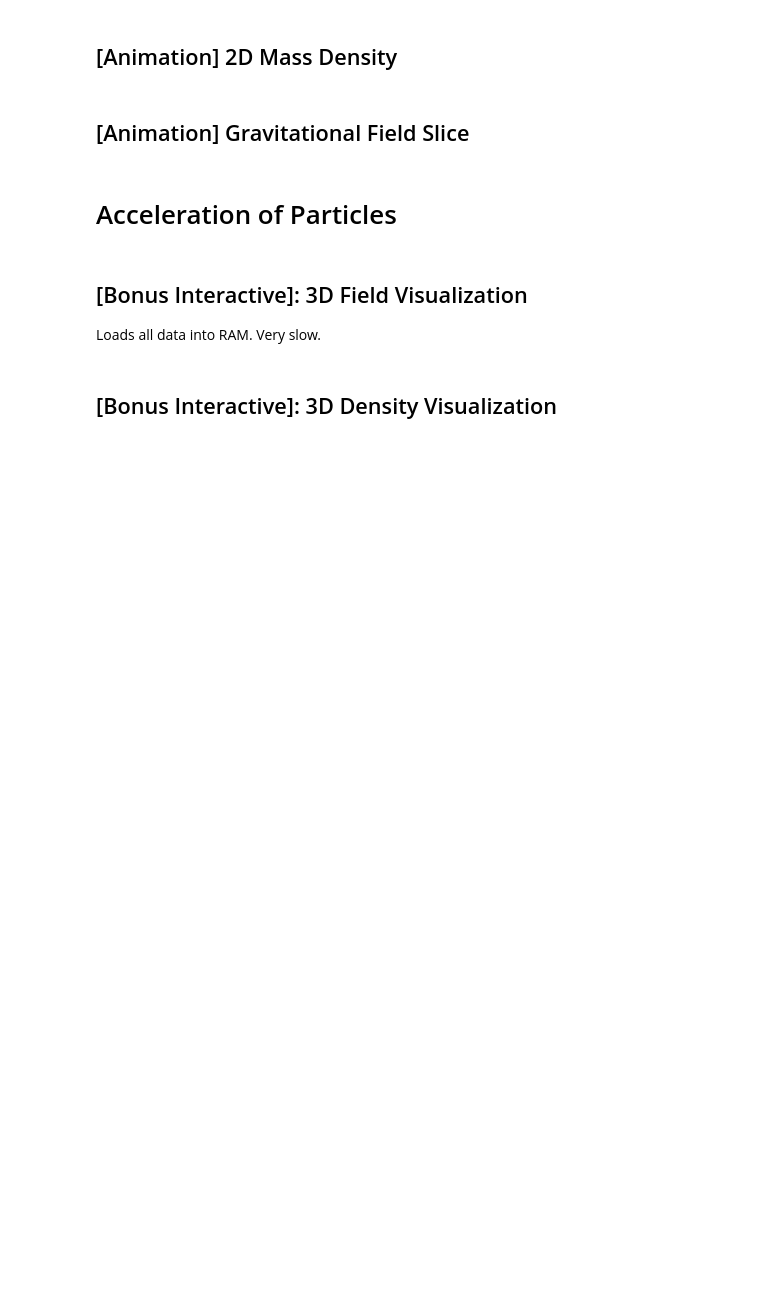
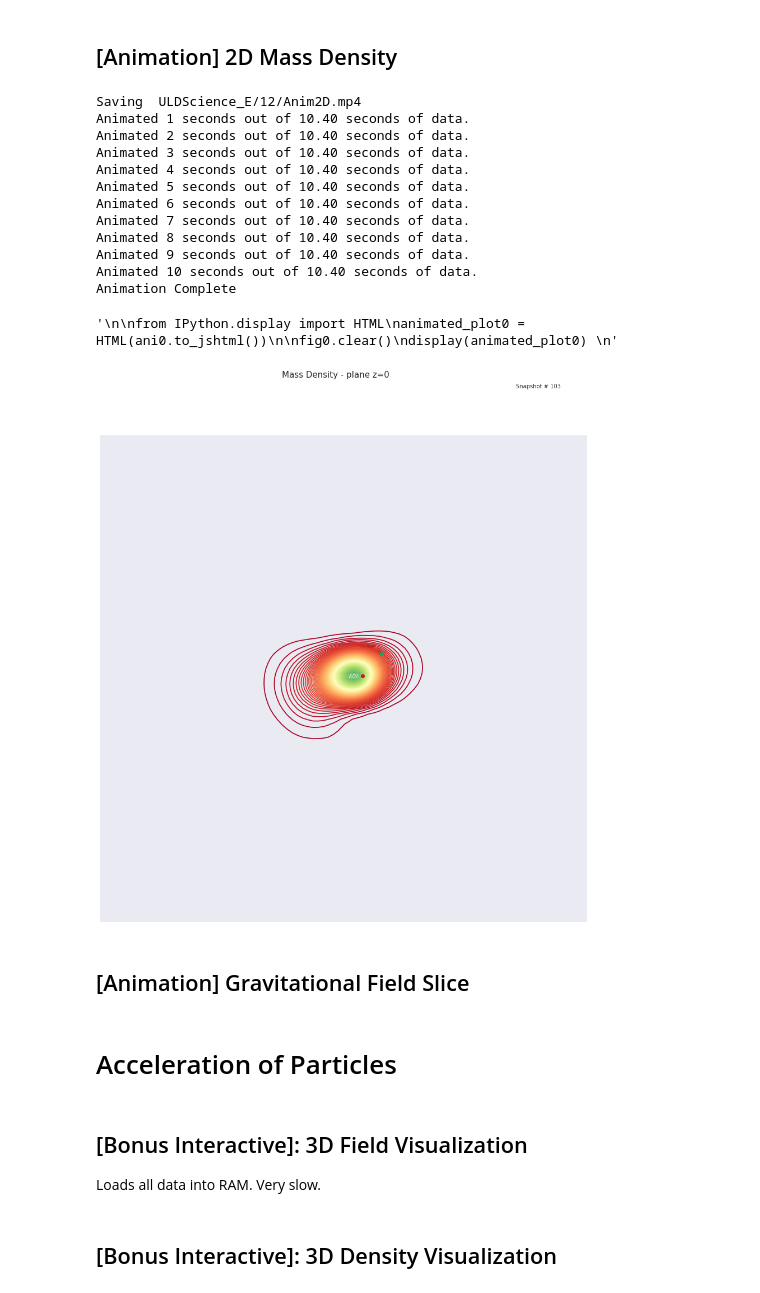
Before and after one commit to Sifyrena/PyUL_NBody, a Jupyter notebook: PyUltraLight_notebook_000_27.ipynb, the cells around one changed output. Drawn from its saved outputs; the diff is of its cells as text; code cells hidden in the pictures; blank space fills up the shorter version.

```diff
--- a/PyUltraLight_notebook_000_27.ipynb
+++ b/PyUltraLight_notebook_000_27.ipynb
@@ -854,8 +1029,8 @@ display(animated_plot3)
 # %% [markdown]
 ## [Animation] 2D Mass Density
 # %%
-Loga = True
-Contour = False
+Loga = False
+Contour = True
 
 try:
     VTimeStamp = TimeStamp
@@ -893,7 +1068,7 @@ else:
     planemax = np.max(data0)
     planemin = np.min(data0)
 
-levels = np.linspace(planemin, planemax, int(resol/4))
+levels = np.linspace(planemin, planemax, int(resol))
 
 PlotRange = np.linspace(-LengthFS/2, LengthFS/2,resol,endpoint = False)
 
@@ -938,33 +1113,48 @@ def animate0(i):
         ax0.quiver([TMy],[TMx],[Vy],[Vx])
 
     fig0.suptitle('{}{}{}'.format('Mass Density - plane ', plot_axis, '=0'), fontsize = 15)
     ax0.text(0.90, 1.1, '{}{}'.format('Snapshot # ', i), horizontalalignment='center', verticalalignment='center', transform=ax0.transAxes)
 
     if i%FPS == 0 and i!= 0:
         print('Animated %.0f seconds out of %.2f seconds of data.' % (i/FPS, EndNum/FPS))
 
     if i == EndNum-1:
         print('Animation Complete')
 
 interval = 0.15 #in seconds
 ani0 = matplotlib.animation.FuncAnimation(fig0,animate0,EndNum,interval=interval*1e+3,blit=False)
 
 
 Writer = matplotlib.animation.writers['ffmpeg']
 
 writer = Writer(fps=FPS, metadata=dict(artist='PyUltraLightF'))
 
 
 ani0.save(AnimName, writer=writer)
 
 '''
 
 from IPython.display import HTML
 animated_plot0 = HTML(ani0.to_jshtml())
 
 fig0.clear()
 display(animated_plot0)
 '''
+# %% [output]
+Saving  ULDScience_E/12/Anim2D.mp4
+Animated 1 seconds out of 10.40 seconds of data.
+Animated 2 seconds out of 10.40 seconds of data.
+Animated 3 seconds out of 10.40 seconds of data.
+Animated 4 seconds out of 10.40 seconds of data.
+Animated 5 seconds out of 10.40 seconds of data.
+Animated 6 seconds out of 10.40 seconds of data.
+Animated 7 seconds out of 10.40 seconds of data.
+Animated 8 seconds out of 10.40 seconds of data.
+Animated 9 seconds out of 10.40 seconds of data.
+Animated 10 seconds out of 10.40 seconds of data.
+Animation Complete
+'\n\nfrom IPython.display import HTML\nanimated_plot0 = HTML(ani0.to_jshtml())\n\nfig0.clear()\ndisplay(animated_plot0) \n'
+[figure, added]
 # %% [markdown]
 ## [Animation] Gravitational Field Slice
 # %%
```
Also changed, not shown: parts of 27 cells of this notebook, 1 other file.
